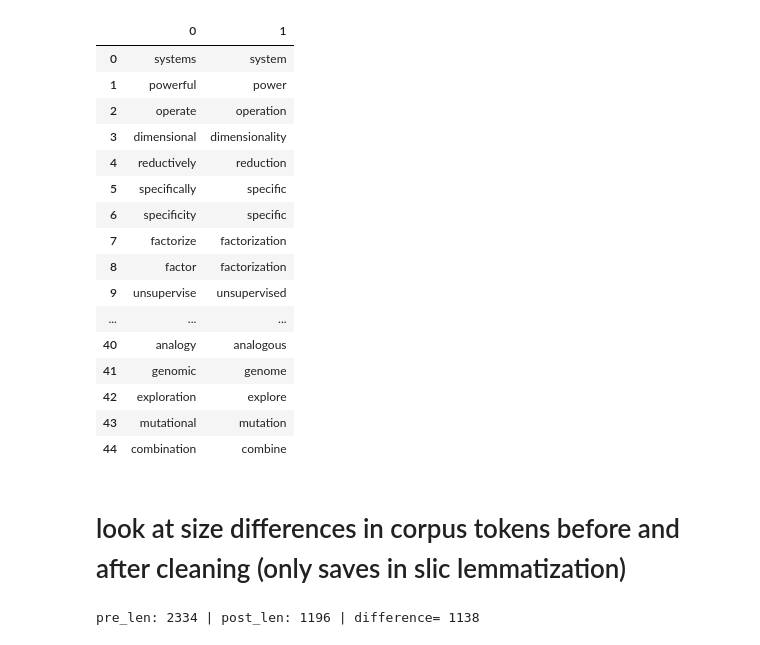
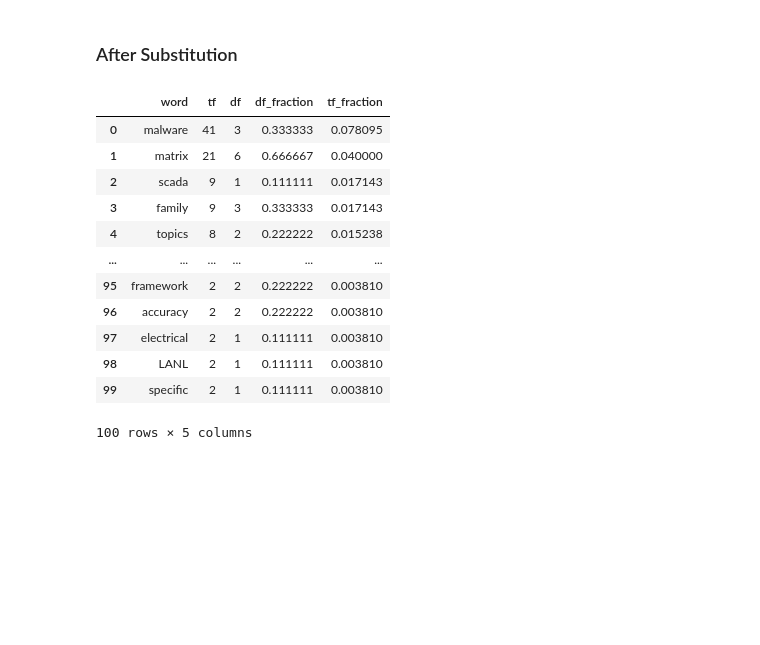
Before and after one commit to lanl/T-ELF, a Jupyter notebook: examples/Vulture/00-single_node_parallel.ipynb, the cells around one changed output. Saved outputs shown, nothing was run; the diff lists cells and outputs as text; code cells hidden in the pictures; blank space fills up the shorter version.

```diff
--- a/examples/Vulture/00-single_node_parallel.ipynb
+++ b/examples/Vulture/00-single_node_parallel.ipynb
@@ -191,0 +96,4 @@ top_words_df
+# %%
+vulture = Vulture(n_jobs=1,
+                  verbose=10,  # Disable == 0, Verbose >= 1
+                 )
@@ -191,0 +152,10 @@ top_words_df
+# %%
+substitutions = {
+    'los alamos national laboratory': 'LANL',
+    'lanl': 'LANL',
+    'los alamos': 'Los_Alamos',
+}
+# %%
+clean_documents_sub = vulture.clean(documents,
+                                    save_path=None, # if None, dict is returned from function
+                                    substitutions=substitutions)
@@ -216,22 +233,0 @@ clean_documents = pd.read_csv("results/vocabulary_stem_map.csv")
-# %%
-clean_documents
-# %% [output]
-|  | 0 | 1 |
-| 0 | systems | system |
-| 1 | powerful | power |
-| 2 | operate | operation |
-| 3 | dimensional | dimensionality |
-| 4 | reductively | reduction |
-| 5 | specifically | specific |
-| 6 | specificity | specific |
-| 7 | factorize | factorization |
-| 8 | factor | factorization |
-| 9 | unsupervise | unsupervised |
-| ... | ... | ... |
-| 40 | analogy | analogous |
-| 41 | genomic | genome |
-| 42 | exploration | explore |
-| 43 | mutational | mutation |
-| 44 | combination | combine |
-# %% [markdown]
-# look at size differences in corpus tokens before and after cleaning (only saves in slic lemmatization)
@@ -243,7 +234,23 @@ with open('results/after_slic_lemma-vocabulary.txt') as f:
-# %%
-pre_len = len(pre_clean)
-post_len = len(post_clean)
-
-print(f'pre_len: {pre_len} | post_len: {post_len} | difference= {pre_len-post_len}')
-# %% [output]
-pre_len: 2334 | post_len: 1196 | difference= 1138
+# %% [markdown]
+### After Substitution
+# %%
+top_words_df = get_top_words(clean_documents_sub,
+                             top_n=100,
+                             n_gram=1,
+                             verbose=True,
+                             filename=None)
+top_words_df
+# %% [output]
+|  | word | tf | df | df_fraction | tf_fraction |
+| 0 | malware | 41 | 3 | 0.333333 | 0.078095 |
+| 1 | matrix | 21 | 6 | 0.666667 | 0.040000 |
+| 2 | scada | 9 | 1 | 0.111111 | 0.017143 |
+| 3 | family | 9 | 3 | 0.333333 | 0.017143 |
+| 4 | topics | 8 | 2 | 0.222222 | 0.015238 |
+| ... | ... | ... | ... | ... | ... |
+| 95 | framework | 2 | 2 | 0.222222 | 0.003810 |
+| 96 | accuracy | 2 | 2 | 0.222222 | 0.003810 |
+| 97 | electrical | 2 | 1 | 0.111111 | 0.003810 |
+| 98 | LANL | 2 | 1 | 0.111111 | 0.003810 |
+| 99 | specific | 2 | 1 | 0.111111 | 0.003810 |
+100 rows × 5 columns
```
Also changed, not shown: parts of 62 cells of this notebook.
